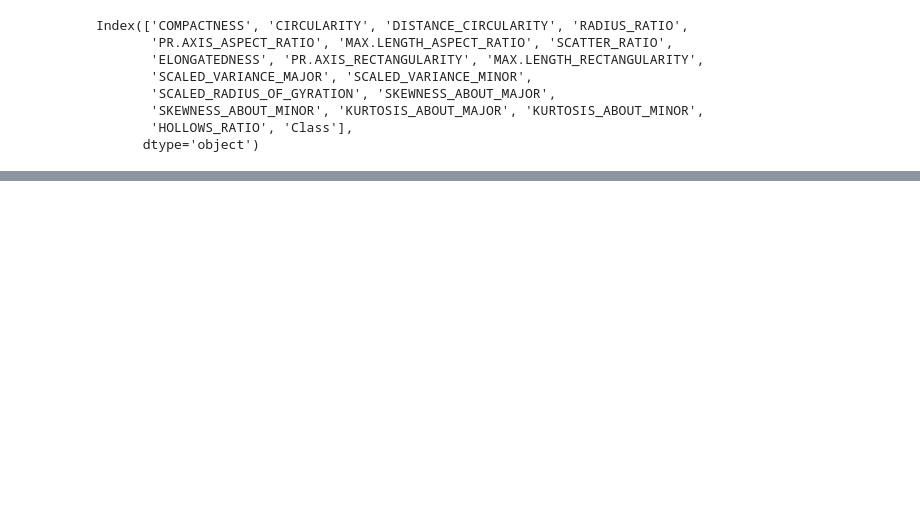
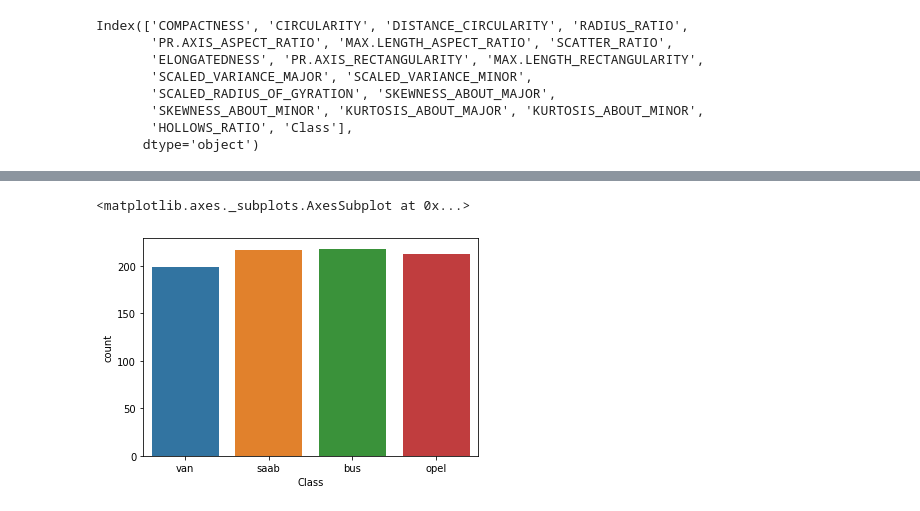
Before and after one commit to mozilla/PRESC, a Jupyter notebook: dev/shiza16/train and test model.ipynb, the cells around one changed output, grey strips where cells are left out. Saved outputs shown, nothing was run; the diff lists cells and outputs as text; code cells hidden in the pictures; blank space fills up the shorter version.

```diff
--- a/dev/shiza16/train and test model.ipynb
+++ b/dev/shiza16/train and test model.ipynb
@@ -35,0 +58,5 @@ SyntaxError: invalid syntax (<ipython-input-19-382868f0393a>, line 1)
+# %%
+sns.countplot(vehicle['Class'])
+# %% [output]
+<matplotlib.axes._subplots.AxesSubplot at 0x...>
+[figure, added]
```
Also changed, not shown: parts of 14 cells of this notebook.
